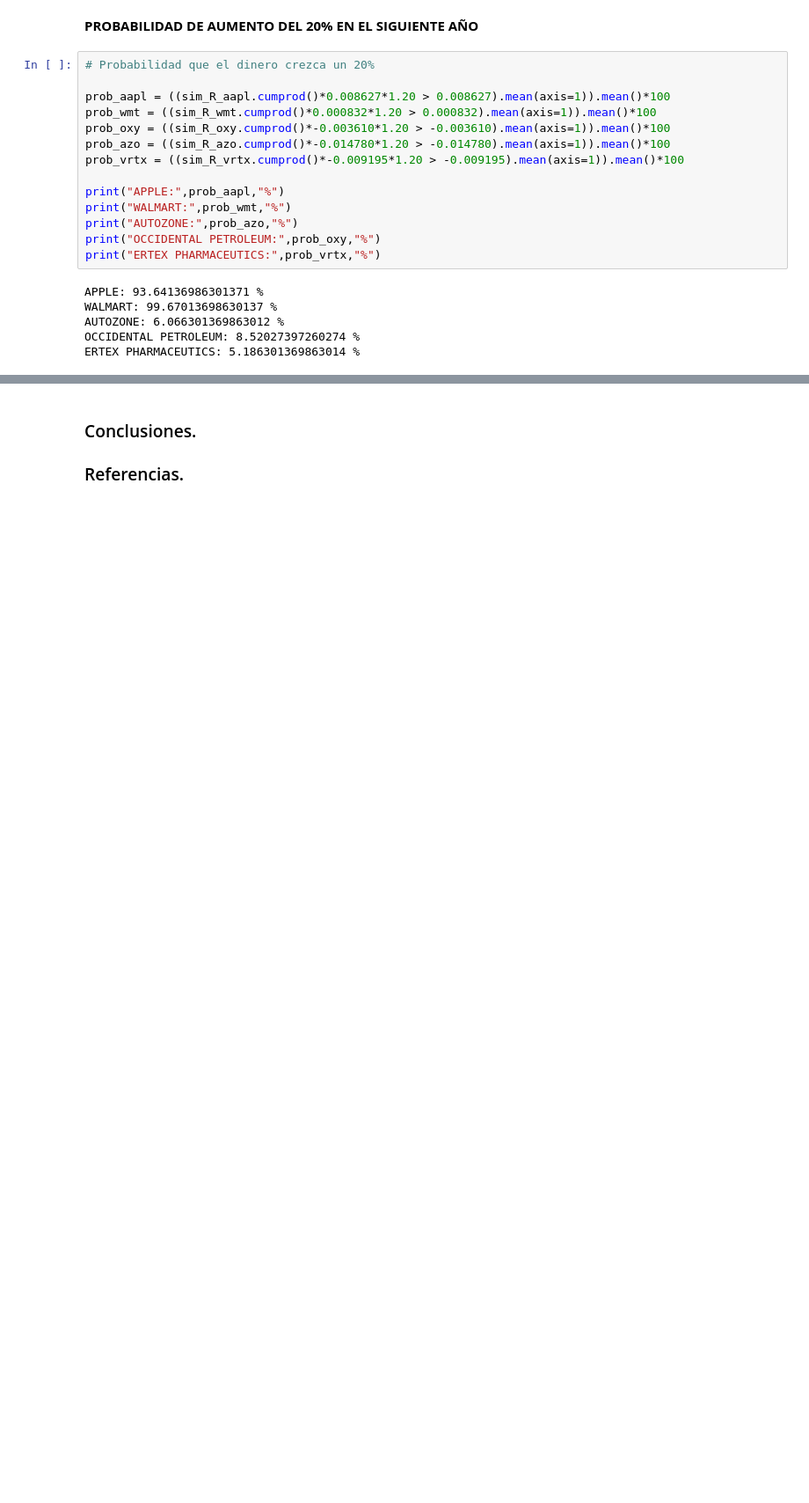
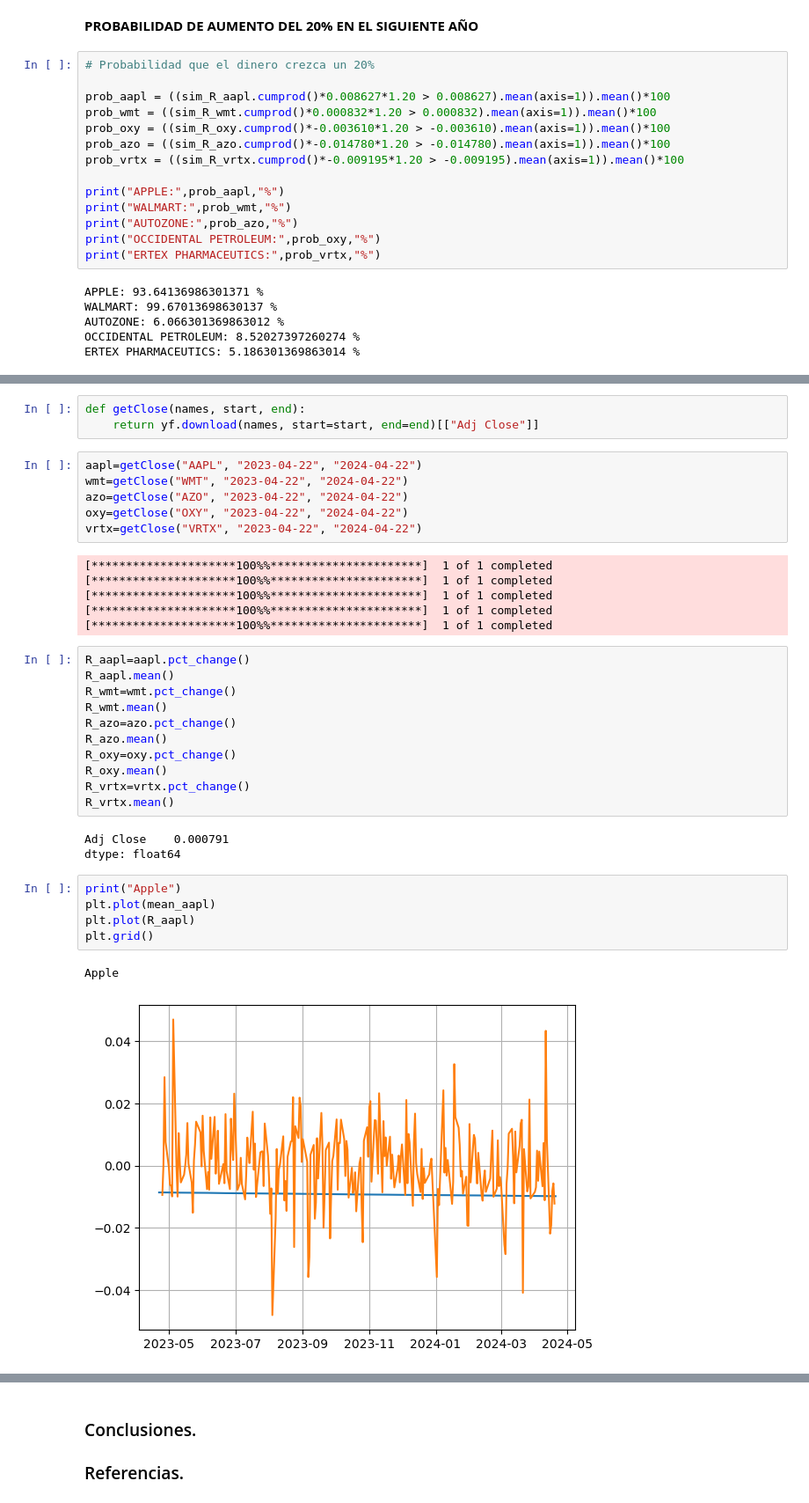
Before and after one commit to NancyWoolrich/Proyecto2-Simulacion, a Jupyter notebook: ProyectoModulo2_RodriguezL_ValenzuelaM_WoolrichN (1).ipynb, the cells around one changed output, grey strips where cells are left out. Shown at 88% size. Cells and saved outputs as stored; diff of their text form; blank space fills up the shorter version.

```diff
--- a/ProyectoModulo2_RodriguezL_ValenzuelaM_WoolrichN (1).ipynb
+++ b/ProyectoModulo2_RodriguezL_ValenzuelaM_WoolrichN (1).ipynb
@@ -449,0 +430,37 @@ ERTEX PHARMACEUTICS: 5.565205479452056 %
+# %%
+def getClose(names, start, end):
+    return yf.download(names, start=start, end=end)[["Adj Close"]]
+# %%
+aapl=getClose("AAPL", "2023-04-22", "2024-04-22")
+wmt=getClose("WMT", "2023-04-22", "2024-04-22")
+azo=getClose("AZO", "2023-04-22", "2024-04-22")
+oxy=getClose("OXY", "2023-04-22", "2024-04-22")
+vrtx=getClose("VRTX", "2023-04-22", "2024-04-22")
+# %% [output]
+[*********************100%%**********************]  1 of 1 completed
+[*********************100%%**********************]  1 of 1 completed
+[*********************100%%**********************]  1 of 1 completed
+[*********************100%%**********************]  1 of 1 completed
+[*********************100%%**********************]  1 of 1 completed
+# %%
+R_aapl=aapl.pct_change()
+R_aapl.mean()
+R_wmt=wmt.pct_change()
+R_wmt.mean()
+R_azo=azo.pct_change()
+R_azo.mean()
+R_oxy=oxy.pct_change()
+R_oxy.mean()
+R_vrtx=vrtx.pct_change()
+R_vrtx.mean()
+# %% [output]
+Adj Close    0.000791
+dtype: float64
+# %%
+print("Apple")
+plt.plot(mean_aapl)
+plt.plot(R_aapl)
+plt.grid()
+# %% [output]
+Apple
+[figure, added]
```
Also changed, not shown: parts of 23 cells of this notebook.
